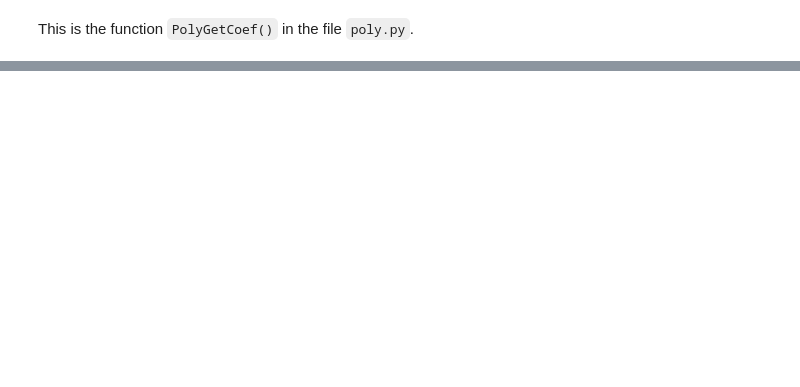
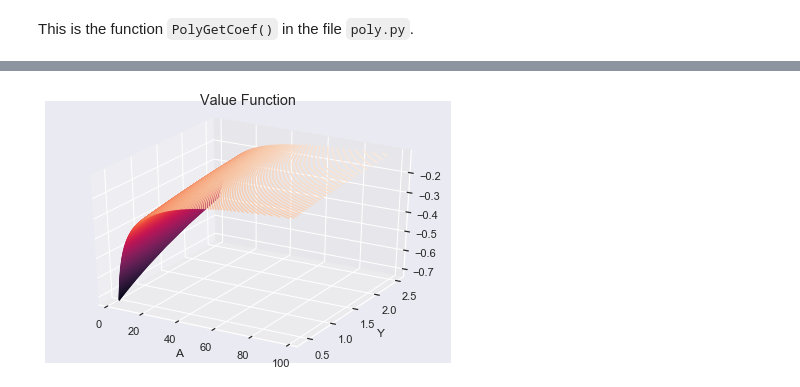
Before and after one commit to stevenzheng1/econ202a, a Jupyter notebook: HW3/Code/hw3.ipynb, the cells around one changed output, grey strips where cells are left out. Cells and saved outputs as stored; diff of their text form; code cells hidden in the pictures; blank space fills up the shorter version.

```diff
--- a/HW3/Code/hw3.ipynb
+++ b/HW3/Code/hw3.ipynb
@@ -151,0 +103,6 @@ grid_A = np.linspace(start=0.05*A_bar,
+# %%
+## Calculate A_bar
+A_bar = np.power(Par['alpha']*Par['beta'],Par['alpha']/(1-Par['alpha'])) *\
+        np.power(Par['Z'],1/(1-Par['alpha']))
+Par['A_bar'] = A_bar
+print(A_bar)
@@ -151,0 +229,41 @@ grid_A = np.linspace(start=0.05*A_bar,
+# %%
+## Reshape value function
+V_reshaped = np.reshape(V,
+                        (Grid['n_A'],Grid['n_logY']),
+                        order='F')
+
+## Policy function
+## And reshape for plot
+V_tmp,policy_function = MaxBellman(Par=Par,
+                                   b=b,
+                                   Grid=Grid)
+policy_function_reshaped = np.reshape(policy_function,
+                                      (Grid['n_A'],Grid['n_logY']),
+                                      order='F')
+
+## Consumption
+C = np.exp(Grid['logYY']) + Grid['AA'] -\
+    np.power(Ap/Par['Z'],1/Par['alpha'])
+C_reshaped = np.reshape(C,
+                        (Grid['n_A'],Grid['n_logY']),
+                        order='F')
+# %%
+## Plot
+grid_A,grid_logY = np.meshgrid(Grid['A'],Grid['logY'])
+grid_A = grid_A.T
+grid_logY = grid_logY.T
+grid_Y = np.exp(grid_logY)
+# %%
+fig = plt.figure(figsize=(6,4))
+ax = plt.axes(projection='3d')
+ax.contour3D(grid_A,
+             grid_Y,
+             V_reshaped,
+             500)
+ax.set_xlabel('A')
+ax.set_ylabel('Y')
+plt.suptitle('Value Function')
+plt.tight_layout()
+plt.show()
+# %% [output]
+[figure, added]
```
Also changed, not shown: parts of 56 cells of this notebook, 16 other files.
